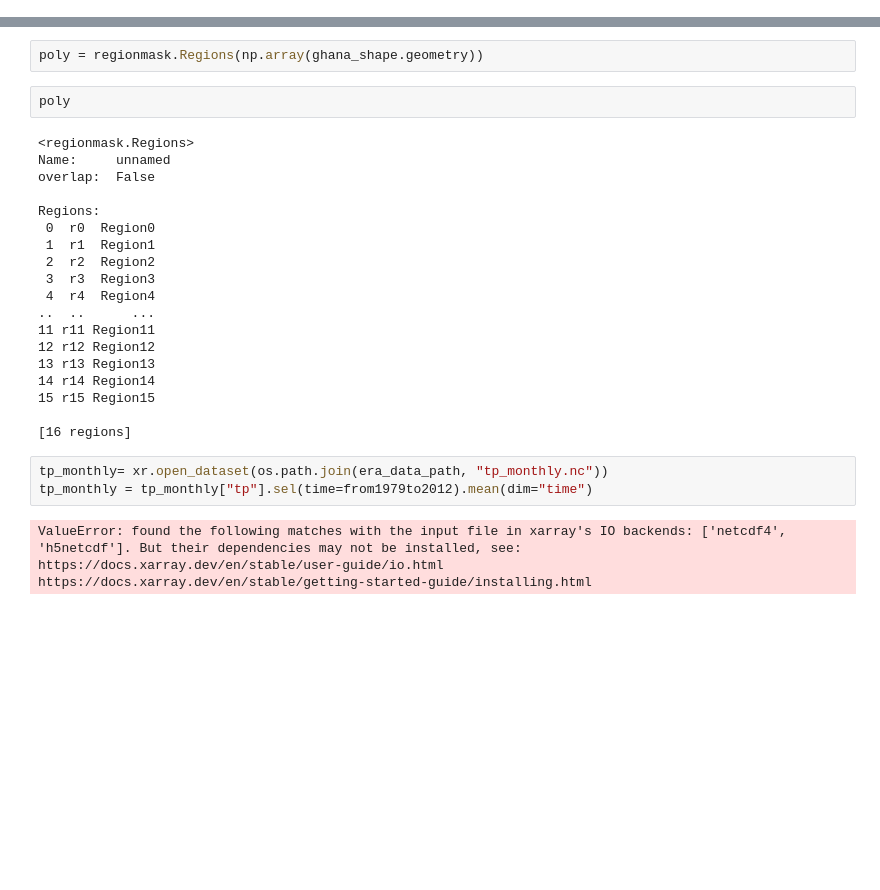
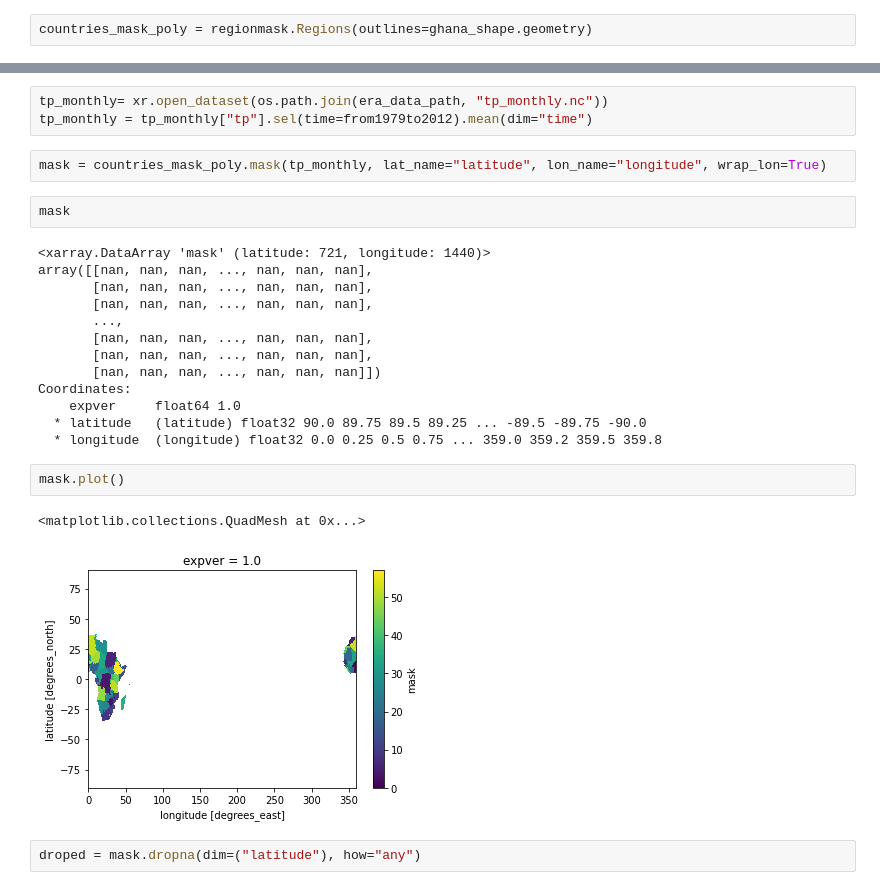
Before and after one commit to Dan-Boat/PyESD, a Jupyter notebook: examples/Ghana/Untitled.ipynb, the cells around one changed output, grey strips where cells are left out. Drawn from its saved outputs; the diff is of its cells as text; blank space fills up the shorter version.

```diff
--- a/examples/Ghana/Untitled.ipynb
+++ b/examples/Ghana/Untitled.ipynb
@@ -57,0 +168,2 @@ ghana_shape
+# %%
+countries_mask_poly = regionmask.Regions(outlines=ghana_shape.geometry)
@@ -58,30 +191,27 @@ ghana_shape
 # %%
-poly = regionmask.Regions(np.array(ghana_shape.geometry))
+tp_monthly= xr.open_dataset(os.path.join(era_data_path, "tp_monthly.nc"))
+tp_monthly = tp_monthly["tp"].sel(time=from1979to2012).mean(dim="time")
 # %%
-poly
+mask = countries_mask_poly.mask(tp_monthly, lat_name="latitude", lon_name="longitude", wrap_lon=True)
-# %% [output]
-<regionmask.Regions>
-Name:     unnamed
-overlap:  False
-
-Regions:
- 0  r0  Region0
- 1  r1  Region1
- 2  r2  Region2
- 3  r3  Region3
- 4  r4  Region4
-..  ..      ...
-11 r11 Region11
-12 r12 Region12
-13 r13 Region13
-14 r14 Region14
-15 r15 Region15
-
-[16 regions]
 # %%
-tp_monthly= xr.open_dataset(os.path.join(era_data_path, "tp_monthly.nc"))
-tp_monthly = tp_monthly["tp"].sel(time=from1979to2012).mean(dim="time")
+mask
 # %% [output]
-ValueError: found the following matches with the input file in xarray's IO backends: ['netcdf4', 'h5netcdf']. But their dependencies may not be installed, see:
-https://docs.xarray.dev/en/stable/user-guide/io.html
-https://docs.xarray.dev/en/stable/getting-started-guide/installing.html
+<xarray.DataArray 'mask' (latitude: 721, longitude: 1440)>
+array([[nan, nan, nan, ..., nan, nan, nan],
+       [nan, nan, nan, ..., nan, nan, nan],
+       [nan, nan, nan, ..., nan, nan, nan],
+       ...,
+       [nan, nan, nan, ..., nan, nan, nan],
+       [nan, nan, nan, ..., nan, nan, nan],
+       [nan, nan, nan, ..., nan, nan, nan]])
+Coordinates:
+    expver     float64 1.0
+  * latitude   (latitude) float32 90.0 89.75 89.5 89.25 ... -89.5 -89.75 -90.0
+  * longitude  (longitude) float32 0.0 0.25 0.5 0.75 ... 359.0 359.2 359.5 359.8
+# %%
+mask.plot()
+# %% [output]
+<matplotlib.collections.QuadMesh at 0x...>
+[figure, added]
+# %%
+droped = mask.dropna(dim=("latitude"), how="any")
```
Also changed, not shown: parts of 17 cells of this notebook, 11 other files.
